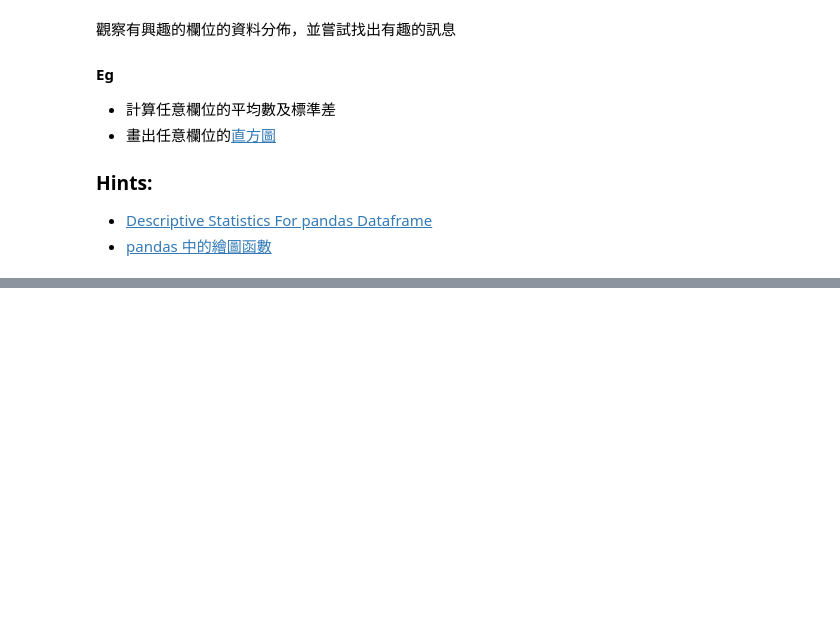
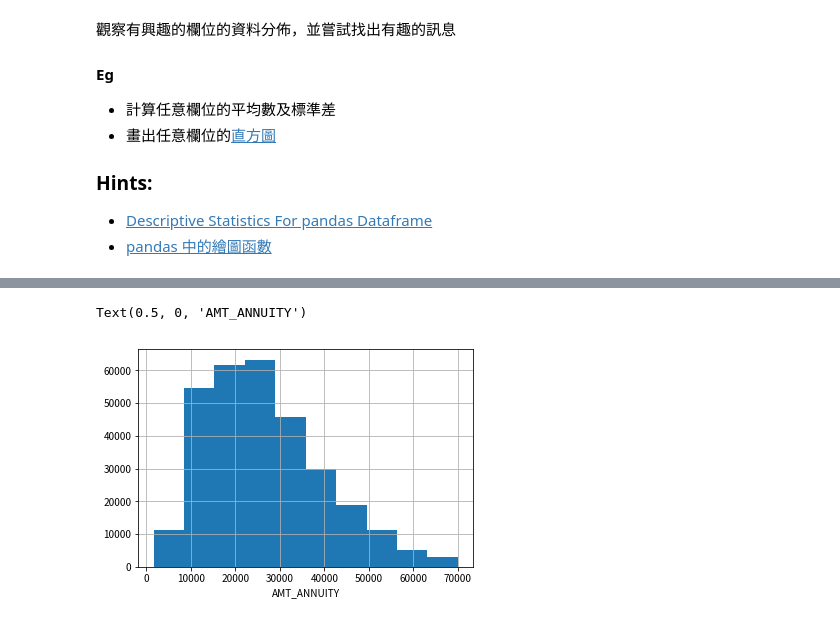
Before and after one commit to Arya601/HW_ML-100Days-Marathon, a Jupyter notebook: Day_008_HW.ipynb, the cells around one changed output, grey strips where cells are left out. Drawn from its saved outputs; the diff is of its cells as text; code cells hidden in the pictures; blank space fills up the shorter version.

```diff
--- a/Day_008_HW.ipynb
+++ b/Day_008_HW.ipynb
@@ -56,0 +71,6 @@ app_train['AMT_INCOME_TOTAL'].mean()
+# %%
+app_train.loc[app_train['AMT_ANNUITY']<app_train['AMT_ANNUITY'].quantile(0.99)]['AMT_ANNUITY'].hist()
+plt.xlabel('AMT_ANNUITY')
+# %% [output]
+Text(0.5, 0, 'AMT_ANNUITY')
+[figure, added]
```
Also changed, not shown: parts of 3 cells of this notebook.
